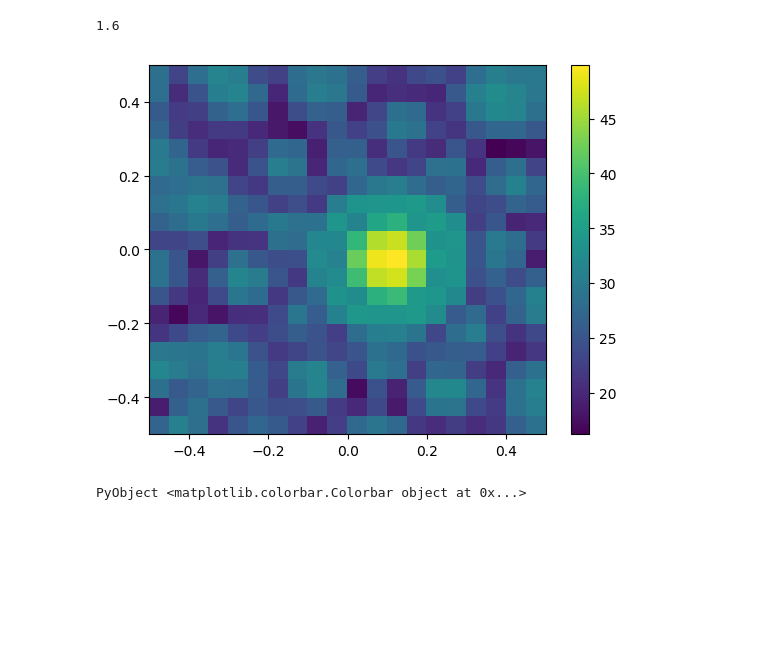
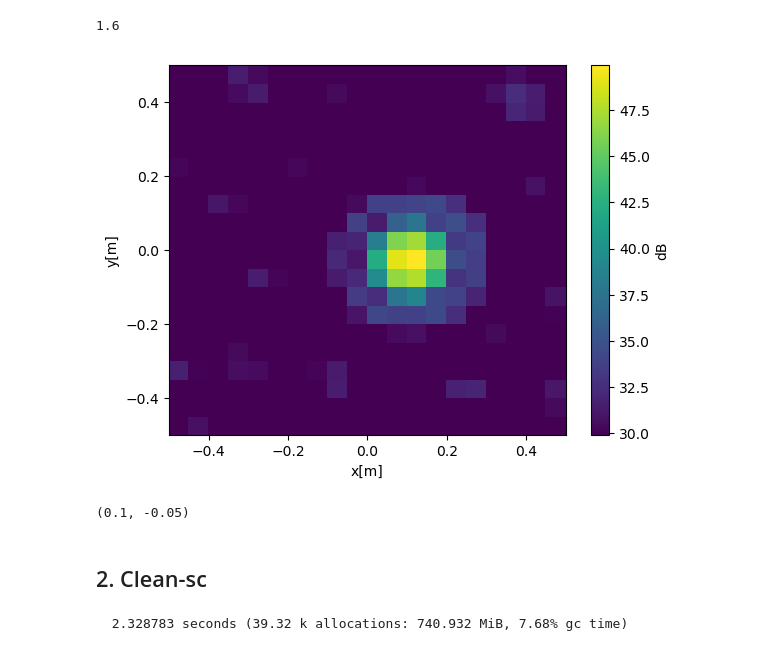
Before and after one commit to 1oly/AeroAcoustics.jl, a Jupyter notebook: examples/Quick_start.ipynb, the cells around one changed output. Saved outputs shown, nothing was run; the diff lists cells and outputs as text; code cells hidden in the pictures; blank space fills up the shorter version.

```diff
--- a/examples/Quick_start.ipynb
+++ b/examples/Quick_start.ipynb
@@ -28,9 +30,24 @@ steeringvectors!(E)
 # %%
 b = beamforming(E);
 # %%
-bdB = SPL.(reshape(b[:,1],E.Nx,E.Ny))
-pcolormesh(E.rx,E.ry,bdB)
-colorbar()
+b_img = reshape(b[:,1],E.Nx,E.Ny)
+bdB = SPL.(b_img)
+maxdB = maximum(filter(!isnan,bdB))
+pcolormesh(E.rx,E.ry,bdB,vmax=maxdB,vmin=maxdB-20)
+xlabel("x[m]")
+ylabel("y[m]")
+cbar = colorbar()
+cbar.set_label("dB")
 # %% [output]
-[figure, old version]
+[figure, new version]
-PyObject <matplotlib.colorbar.Colorbar object at 0x...>
+# %%
+src_pos_ind = findmax(bdB)[2]
+src_pos = E.rx[src_pos_ind[2]],E.ry[src_pos_ind[1]]
+# %% [output]
+(0.1, -0.05)
+# %% [markdown]
+## 2. Clean-sc
+# %%
+@time xSC = cleanSC(E);
+# %% [output]
+  2.328783 seconds (39.32 k allocations: 740.932 MiB, 7.68% gc time)
```
Also changed, not shown: parts of 12 cells of this notebook, 2 other files.
